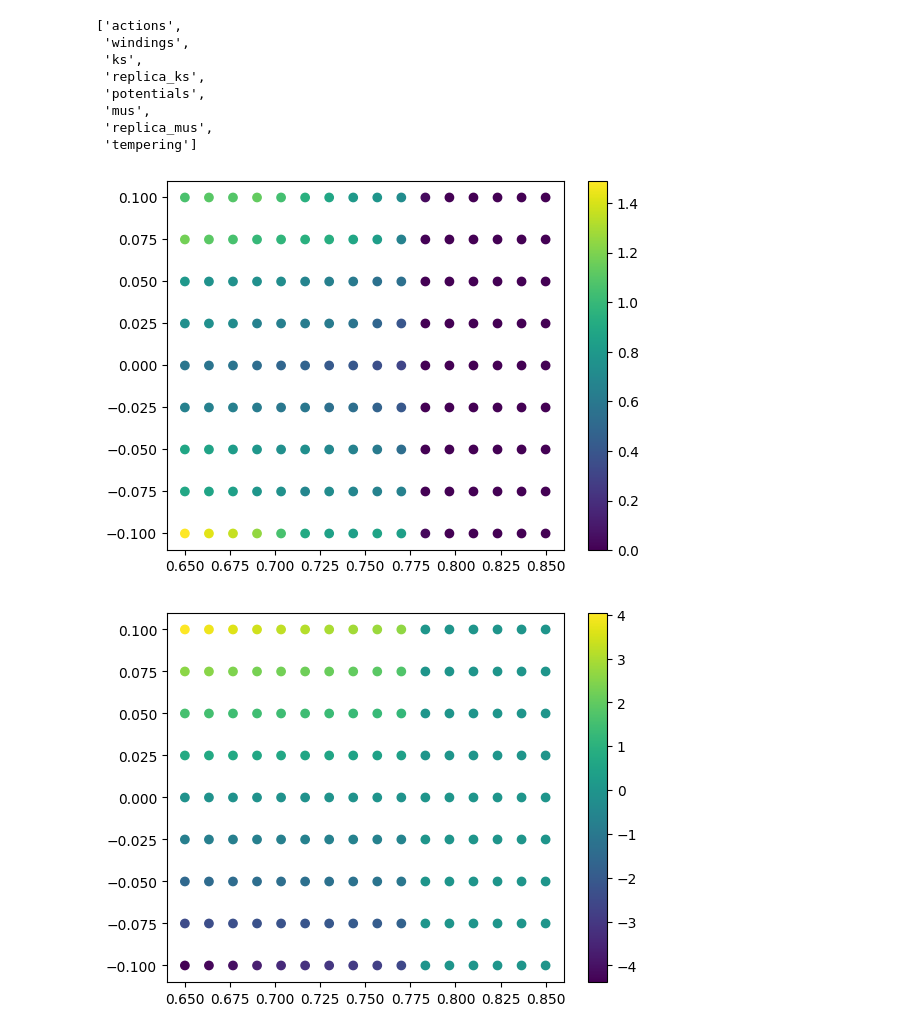
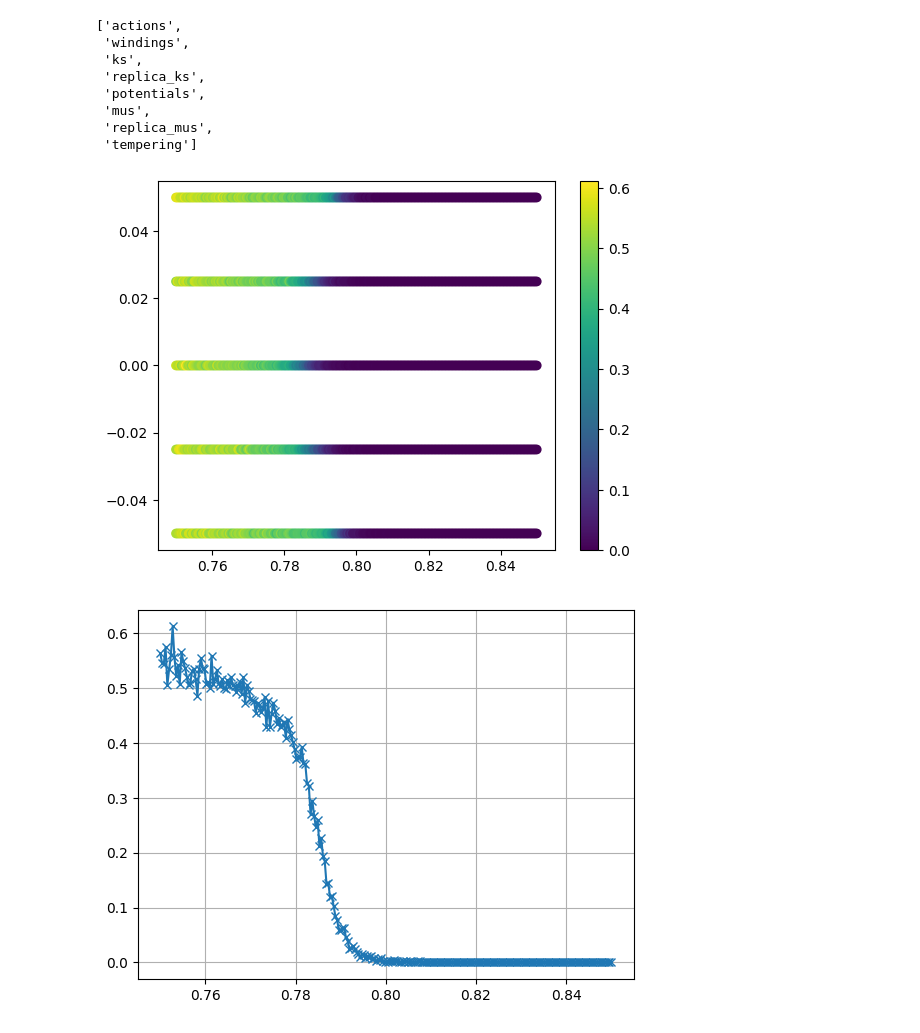
Before and after one commit to Renmusxd/GaugeTheoryRunner, a Jupyter notebook: jupyter/ChemicalPotentialCheck.ipynb, the cells around one changed output. Cells and saved outputs as stored; diff of their text form; code cells hidden in the pictures.

```diff
--- a/jupyter/ChemicalPotentialCheck.ipynb
+++ b/jupyter/ChemicalPotentialCheck.ipynb
@@ -3,7 +3,8 @@ import numpy
 from matplotlib import pyplot
 import matplotlib.cm as cm
 # %%
-arr = numpy.load('out-chem.npz')
+# arr = numpy.load('out-chem.npz')
+arr = numpy.load('../L=6/out-k075-k085.npz')
 arr._files
 # %% [output]
 ['actions',
@@ -17,13 +18,18 @@ arr._files
 # %%
 wm = arr["windings"].var(axis=0).mean(axis=-1)
 pyplot.scatter(arr['replica_ks'], arr["replica_mus"], c=wm)
 pyplot.colorbar()
 pyplot.show()
 
+rs_wm = wm.reshape(len(arr['mus']), len(arr['ks']))
+pyplot.plot(arr['ks'], rs_wm[rs_wm.shape[0]//2,:], 'x-')
+pyplot.grid()
+pyplot.show()
+
 wm = arr["windings"].mean(axis=0).mean(axis=-1)
 pyplot.scatter(arr['replica_ks'], arr["replica_mus"], c=wm)
 pyplot.colorbar()
 pyplot.show()
 # %% [output]
-[figure, old version]
+[figure, new version]
-[figure, old version]
+[figure, new version]
```
Also changed, not shown: parts of 4 cells of this notebook, 15 other files.
